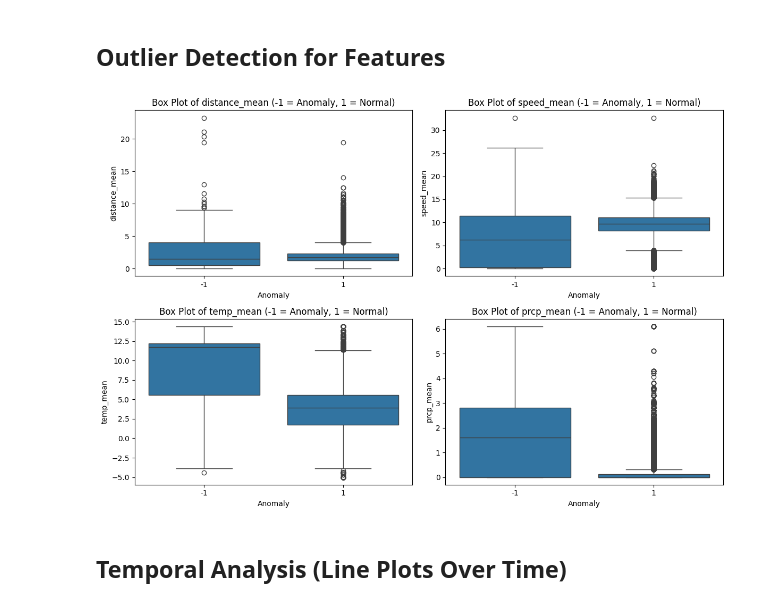
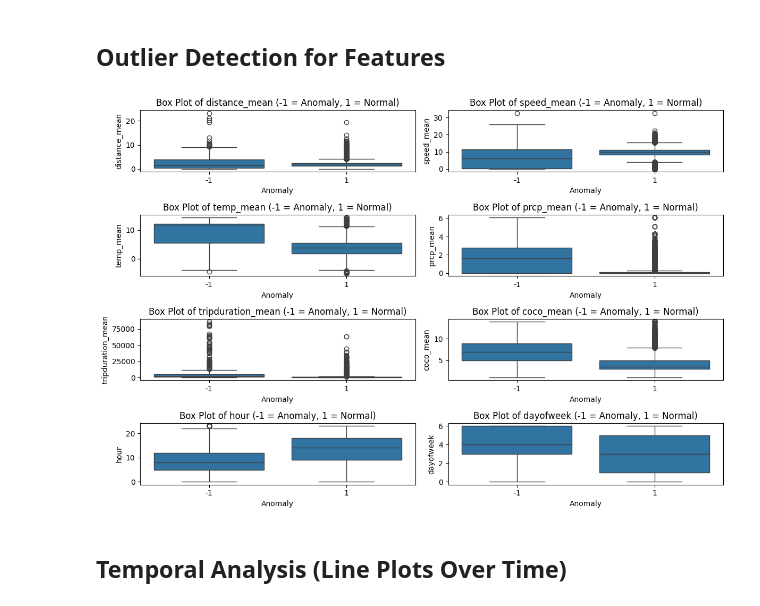
Before and after one commit to elnurisg/anomaly_detection_for_shared_mobility, a Jupyter notebook: station_focus/data_analysis.ipynb, the cells around one changed output. Saved outputs shown, nothing was run; the diff lists cells and outputs as text; code cells hidden in the pictures.

```diff
--- a/station_focus/data_analysis.ipynb
+++ b/station_focus/data_analysis.ipynb
@@ -235,22 +235,22 @@ plt.show()
 ## Outlier Detection for Features
 # %%
 # Features to analyze
-features = ['distance_mean', 'speed_mean', 'temp_mean', 'prcp_mean']
+features = ['distance_mean', 'speed_mean', 'temp_mean', 'prcp_mean', 'tripduration_mean', 'coco_mean', 'hour', 'dayofweek']
 
 # Box plots for normal data and anomalies
-fig, axes = plt.subplots(2, 2, figsize=(12, 8))
+fig, axes = plt.subplots(4, 2, figsize=(12, 8))
 axes = axes.flatten()
 
 for i, feature in enumerate(features):
     sns.boxplot(data=station_data, x='anomaly', y=feature, ax=axes[i])
     axes[i].set_title(f'Box Plot of {feature} (-1 = Anomaly, 1 = Normal)')
     axes[i].set_xlabel('Anomaly')
     axes[i].set_ylabel(feature)
 
 plt.tight_layout()
 plt.show()
 # %% [output]
-[figure, old version]
+[figure, new version]
 # %% [markdown]
 ## Temporal Analysis (Line Plots Over Time)
 # %%
```
Also changed, not shown: parts of 1 cell of this notebook.
